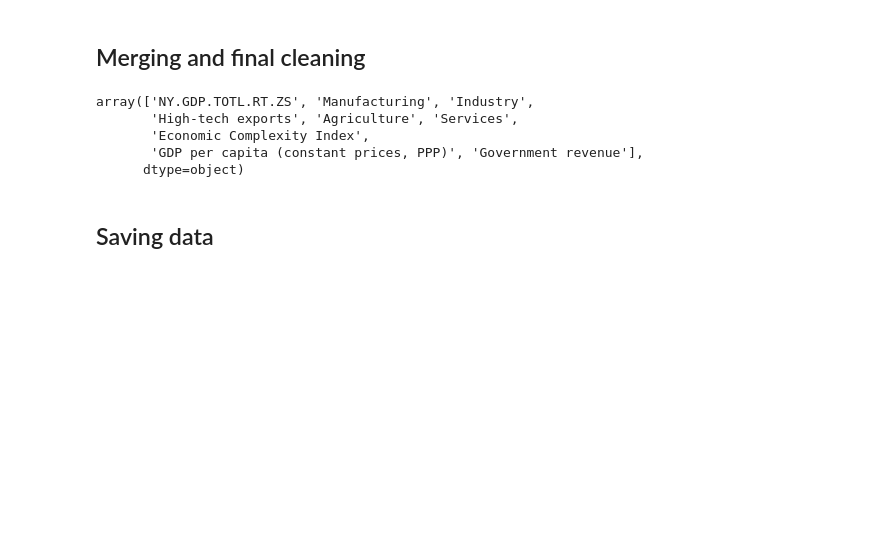
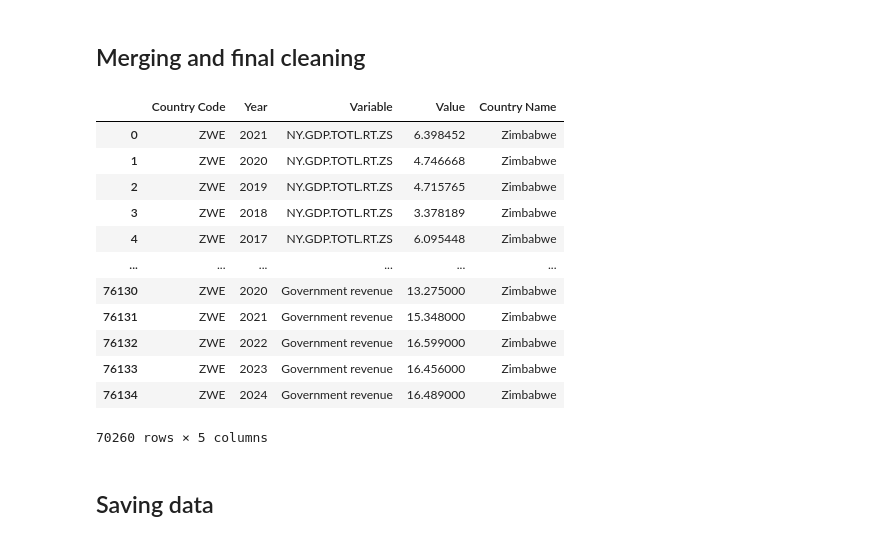
Before and after one commit to CarlosGV1208/Capstone_cg, a Jupyter notebook: code/cleaning_master_data.ipynb, the cells around one changed output. Cells and saved outputs as stored; diff of their text form; code cells hidden in the pictures; blank space fills up the shorter version.

```diff
--- a/code/cleaning_master_data.ipynb
+++ b/code/cleaning_master_data.ipynb
@@ -99,0 +84,14 @@ wb_df
+# %%
+# Get all economies (countries + aggregates)
+all_economies = wb.economy.list()
+
+# Filter only real countries (exclude aggregates)
+countries = [c for c in all_economies if not c.get("aggregate", False)]
+
+# Build a dataframe
+country_names = pd.DataFrame({
+    "Country Code": [c["id"] for c in countries],
+    "Country Name": [c["value"] for c in countries]
+})
+
+country_names
@@ -102,10 +114,11 @@ wb_df
 # %%
 # ECI
 eci_df = (
-    pd.read_csv('https://raw.githubusercontent.com/AyaanTigdikar/Capstone/refs/heads/main/rawdata/growth_proj_eci_rankings.csv?token=GHSAT0AAAAAADM6NDBFK53Z4NEOLKJVHZ442JF4L2A')
+    pd.read_csv('https://raw.githubusercontent.com/AyaanTigdikar/Capstone/refs/heads/main/rawdata/growth_proj_eci_rankings.csv?token=GHSAT0AAAAAADM6NDBERAR5MWHIKJWQZURE2JF62HQ') # Note: If error, update the raw link in here: https://github.com/AyaanTigdikar/Capstone/blob/main/rawdata/growth_proj_eci_rankings.csv
       .rename(columns={'country_iso3_code': 'country_code', 'eci_hs92': 'eci'})
       .drop(columns=['eci_rank_hs92'])
 )
+
 # Country codes
 continent_labels = pd.read_csv('../../data/location_group_member.csv')
 
@@ -129,5 +142,3 @@ eci_df = eci_df.rename(columns={
 })
 
 eci_df = eci_df[['Country Code', 'Year', 'Variable' , 'Value']]
-
-eci_df
@@ -148,17 +145,12 @@ eci_df
 # %% [markdown]
 #### IMF
 # %%
-subjects = [
-    ("Gross domestic product per capita, constant prices", "Purchasing power parity; 2017 international dollar"),
-    ("General government revenue", "Percent of GDP"),
-]
-
 path, _ = download(2024, "Apr")  # or adjust to whichever vintage you want
 w = WEO(path)
 frames = []
 
 frames = []
-for subj, unit in subjects:
+for subj, unit in imf_variables:
     df = w.get(subj, unit).reset_index().rename(columns={"index": "COUNTRY"})
     df_long = df.melt(id_vars="COUNTRY", var_name="YEAR", value_name="VALUE")
     df_long["INDICATOR"] = subj
@@ -202,7 +193,7 @@ imf_df
 # %%
 final_df = pd.concat([wb_df, eci_df, imf_df])
 
-# Renaming variable codes
+# Variable names
 final_df['Variable'].unique()
 
 rename_map = {
@@ -218,13 +209,30 @@ rename_map = {
 
 final_df["Variable"] = final_df["Variable"].replace(rename_map)
 
-final_df['Variable'].unique()
+# Countries names
+final_df = final_df.merge(country_names, how='left', on='Country Code')
+
+# Filter period
+# If Year is a pandas Period, extract the year as int
+final_df['Year'] = final_df['Year'].apply(lambda x: x.year if hasattr(x, 'year') else int(x))
+
+final_df = final_df[(final_df['Year'] >= 1990) & (final_df['Year'] <= 2024)]
-# %% [output]
-array(['NY.GDP.TOTL.RT.ZS', 'Manufacturing', 'Industry',
-       'High-tech exports', 'Agriculture', 'Services',
-       'Economic Complexity Index',
-       'GDP per capita (constant prices, PPP)', 'Government revenue'],
-      dtype=object)
+# %%
+final_df
+# %% [output]
+|  | Country Code | Year | Variable | Value | Country Name |
+| 0 | ZWE | 2021 | NY.GDP.TOTL.RT.ZS | 6.398452 | Zimbabwe |
+| 1 | ZWE | 2020 | NY.GDP.TOTL.RT.ZS | 4.746668 | Zimbabwe |
+| 2 | ZWE | 2019 | NY.GDP.TOTL.RT.ZS | 4.715765 | Zimbabwe |
+| 3 | ZWE | 2018 | NY.GDP.TOTL.RT.ZS | 3.378189 | Zimbabwe |
+| 4 | ZWE | 2017 | NY.GDP.TOTL.RT.ZS | 6.095448 | Zimbabwe |
+| ... | ... | ... | ... | ... | ... |
+| 76130 | ZWE | 2020 | Government revenue | 13.275000 | Zimbabwe |
+| 76131 | ZWE | 2021 | Government revenue | 15.348000 | Zimbabwe |
+| 76132 | ZWE | 2022 | Government revenue | 16.599000 | Zimbabwe |
+| 76133 | ZWE | 2023 | Government revenue | 16.456000 | Zimbabwe |
+| 76134 | ZWE | 2024 | Government revenue | 16.489000 | Zimbabwe |
+70260 rows × 5 columns
 # %% [markdown]
 ## Saving data
 # %%
```
Also changed, not shown: parts of 9 cells of this notebook, 1 other file.
